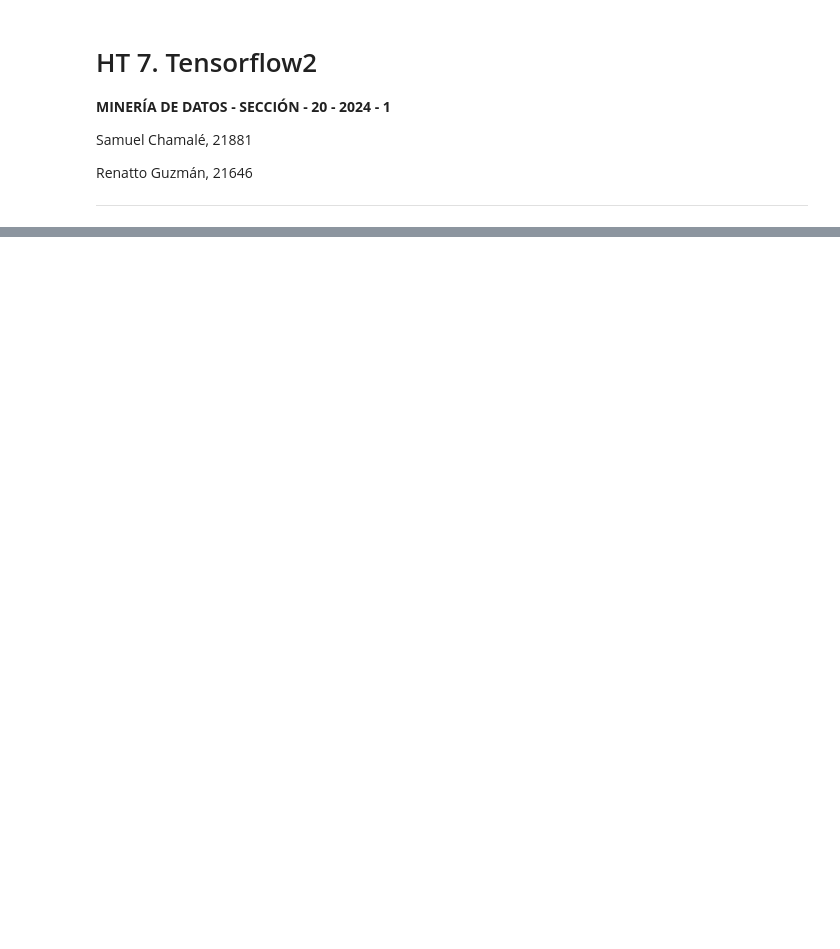
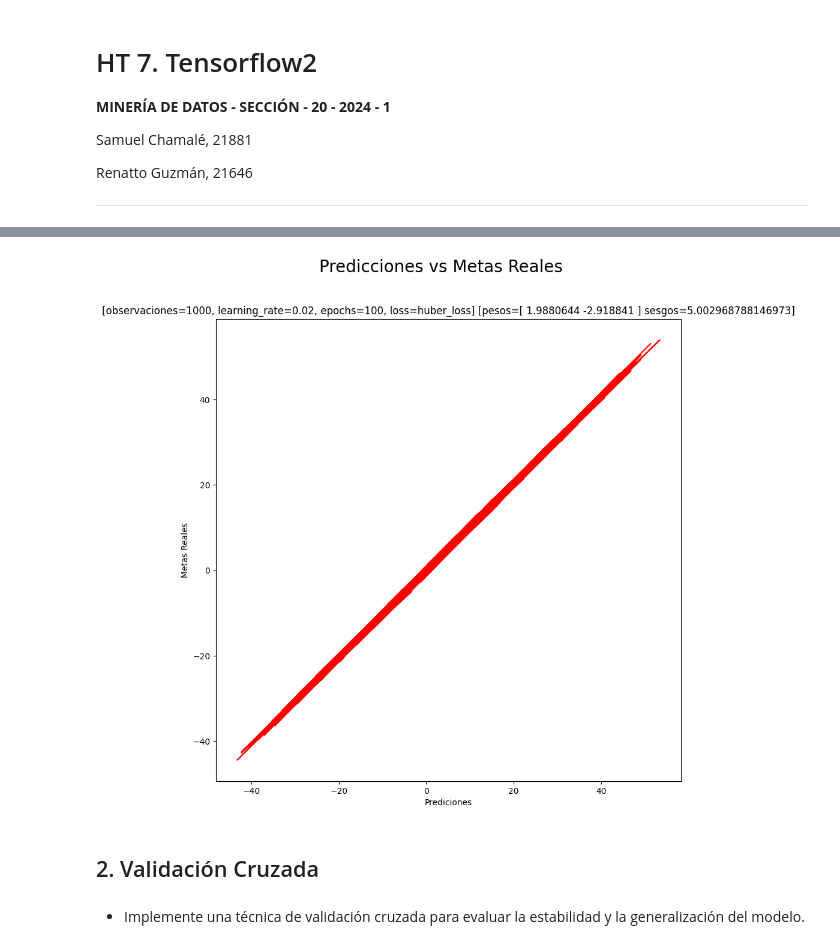
Before and after one commit to chamale-rac/tensorflow-2, a Jupyter notebook: Tensorflow2.ipynb, the cells around one changed output, grey strips where cells are left out. Saved outputs shown, nothing was run; the diff lists cells and outputs as text; code cells hidden in the pictures; blank space fills up the shorter version.

```diff
--- a/Tensorflow2.ipynb
+++ b/Tensorflow2.ipynb
@@ -70,0 +162,10 @@ simpleLinearRegression(observaciones=1000, learning_rate=0.02,
+# %%
+# Cambie la función de pérdida. ¿Cómo se comparan los resultados al cambiar la
+# función de pérdida? Una función alternativa es la “Huber Loss”.
+simpleLinearRegression(loss='huber_loss')
+# %% [output]
+[figure, added]
+# %% [markdown]
+## 2. Validación Cruzada
+# %% [markdown]
+- Implemente una técnica de validación cruzada para evaluar la estabilidad y la generalización del modelo.
```
Also changed, not shown: parts of 10 cells of this notebook.
